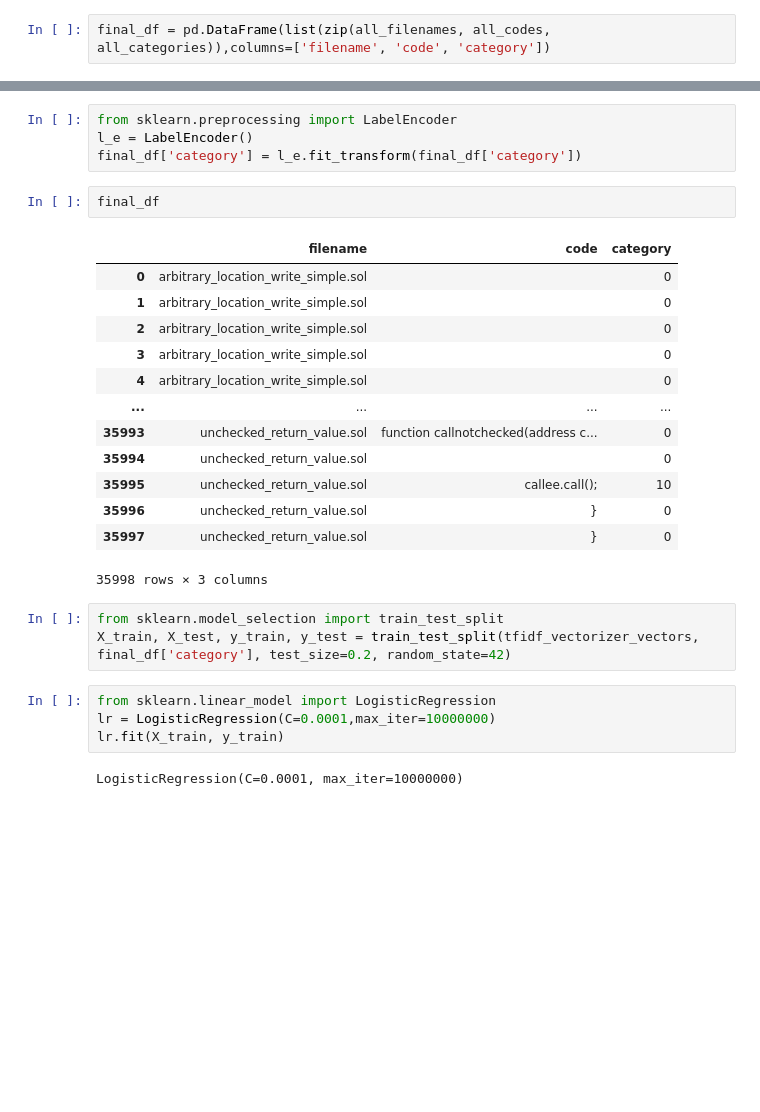
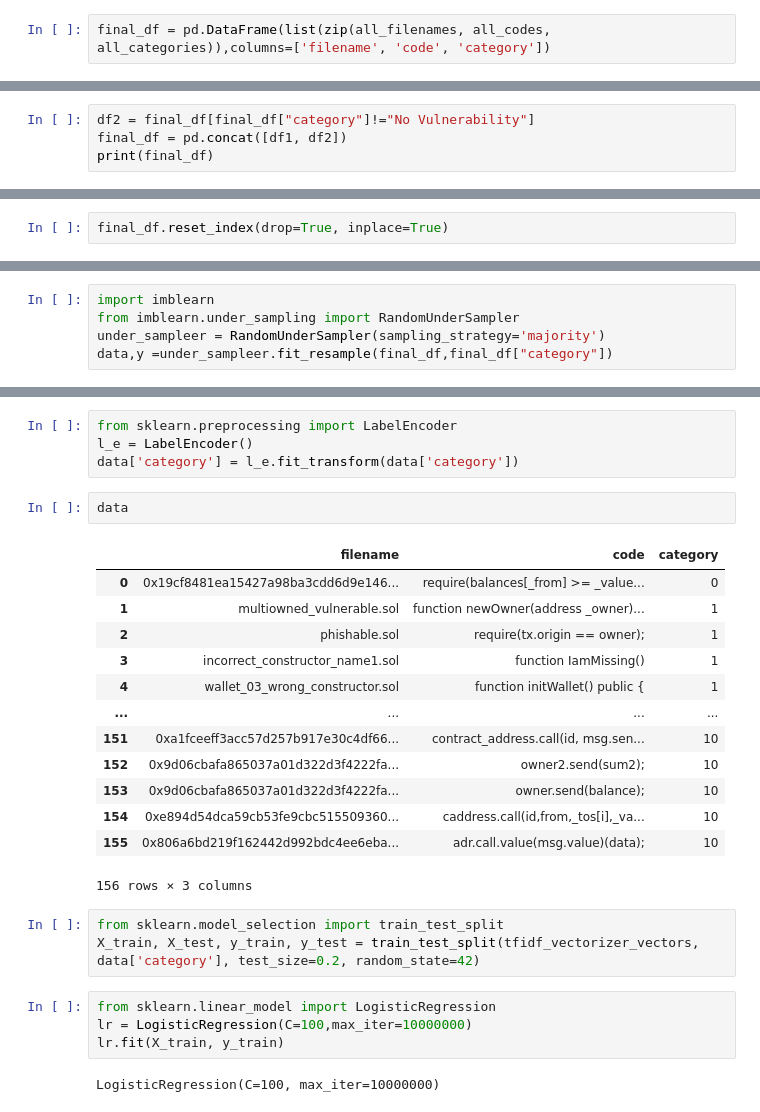
Before and after one commit to Luciferxx/ML-GRP13, a Jupyter notebook: project.ipynb, the cells around one changed output, grey strips where cells are left out. Drawn from its saved outputs; the diff is of its cells as text; blank space fills up the shorter version.

Commit message:
try: undersampling

```diff
--- a/project.ipynb
+++ b/project.ipynb
@@ -154,0 +155,4 @@ df1
+# %%
+df2 = final_df[final_df["category"]!="No Vulnerability"]
+final_df = pd.concat([df1, df2])
+print(final_df)
@@ -154,0 +177,2 @@ df1
+# %%
+final_df.reset_index(drop=True, inplace=True)
@@ -154,0 +195,5 @@ df1
+# %%
+import imblearn
+from imblearn.under_sampling import RandomUnderSampler
+under_sampleer = RandomUnderSampler(sampling_strategy='majority')
+data,y =under_sampleer.fit_resample(final_df,final_df["category"])
@@ -166,32 +234,32 @@ tfidf_vectorizer_vectors.shape
 # %%
 from sklearn.preprocessing import LabelEncoder
 l_e = LabelEncoder()
-final_df['category'] = l_e.fit_transform(final_df['category'])
+data['category'] = l_e.fit_transform(data['category'])
-# %%
-final_df
-# %% [output]
-|  | filename | code | category |
-| 0 | arbitrary_location_write_simple.sol |  | 0 |
-| 1 | arbitrary_location_write_simple.sol |  | 0 |
-| 2 | arbitrary_location_write_simple.sol |  | 0 |
-| 3 | arbitrary_location_write_simple.sol |  | 0 |
-| 4 | arbitrary_location_write_simple.sol |  | 0 |
-| ... | ... | ... | ... |
-| 35993 | unchecked_return_value.sol | function callnotchecked(address c... | 0 |
-| 35994 | unchecked_return_value.sol |  | 0 |
-| 35995 | unchecked_return_value.sol | callee.call(); | 10 |
-| 35996 | unchecked_return_value.sol | } | 0 |
-| 35997 | unchecked_return_value.sol | } | 0 |
-35998 rows × 3 columns
+# %%
+data
+# %% [output]
+|  | filename | code | category |
+| 0 | 0x19cf8481ea15427a98ba3cdd6d9e146... | require(balances[_from] >= _value... | 0 |
+| 1 | multiowned_vulnerable.sol | function newOwner(address _owner)... | 1 |
+| 2 | phishable.sol | require(tx.origin == owner); | 1 |
+| 3 | incorrect_constructor_name1.sol | function IamMissing() | 1 |
+| 4 | wallet_03_wrong_constructor.sol | function initWallet() public { | 1 |
+| ... | ... | ... | ... |
+| 151 | 0xa1fceeff3acc57d257b917e30c4df66... | contract_address.call(id, msg.sen... | 10 |
+| 152 | 0x9d06cbafa865037a01d322d3f4222fa... | owner2.send(sum2); | 10 |
+| 153 | 0x9d06cbafa865037a01d322d3f4222fa... | owner.send(balance); | 10 |
+| 154 | 0xe894d54dca59cb53fe9cbc515509360... | caddress.call(id,from,_tos[i],_va... | 10 |
+| 155 | 0x806a6bd219f162442d992bdc4ee6eba... | adr.call.value(msg.value)(data); | 10 |
+156 rows × 3 columns
 # %%
 from sklearn.model_selection import train_test_split
-X_train, X_test, y_train, y_test = train_test_split(tfidf_vectorizer_vectors, final_df['category'], test_size=0.2, random_state=42)
+X_train, X_test, y_train, y_test = train_test_split(tfidf_vectorizer_vectors, data['category'], test_size=0.2, random_state=42)
 # %%
 from sklearn.linear_model import LogisticRegression
-lr = LogisticRegression(C=0.0001,max_iter=10000000)
+lr = LogisticRegression(C=100,max_iter=10000000)
 lr.fit(X_train, y_train)
 # %% [output]
-LogisticRegression(C=0.0001, max_iter=10000000)
+LogisticRegression(C=100, max_iter=10000000)
 # %%
 from sklearn.metrics import accuracy_score,classification_report
 accuracy_score(y_test, lr.predict(X_test))
```
Also changed, not shown: parts of 15 cells of this notebook.
